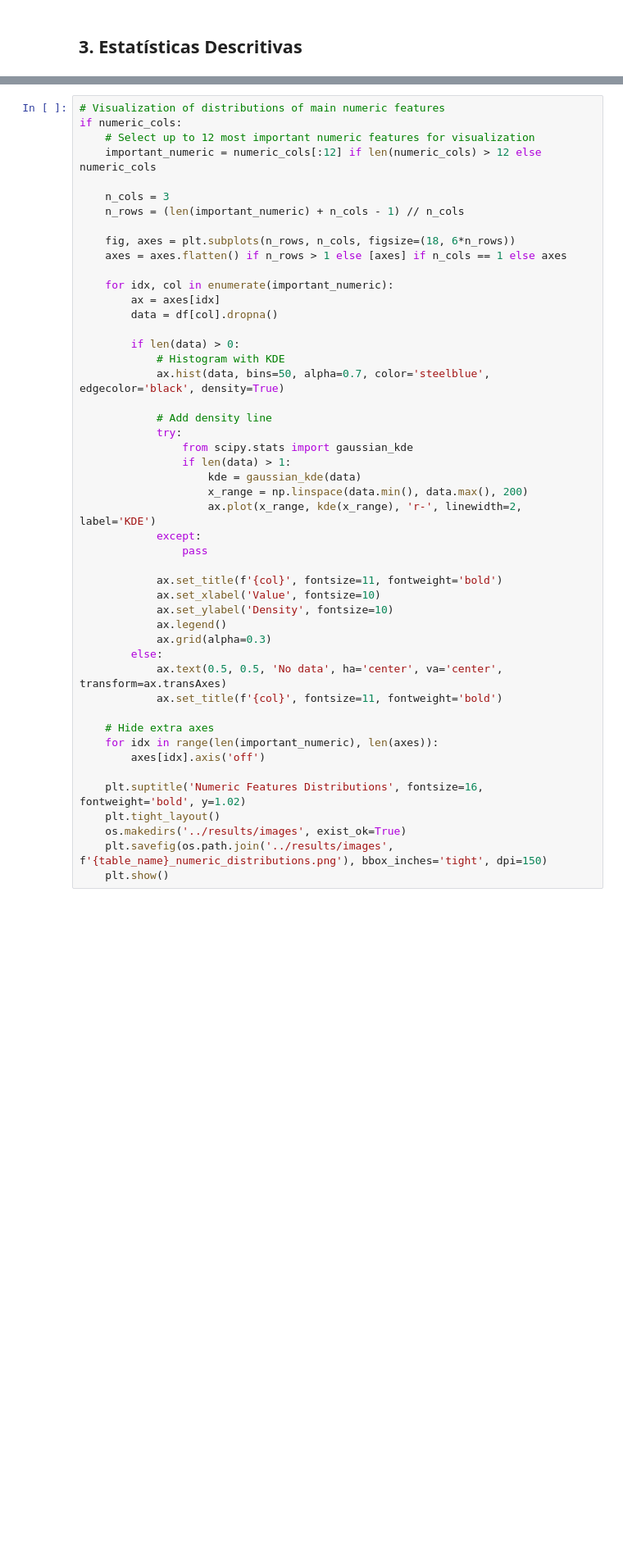
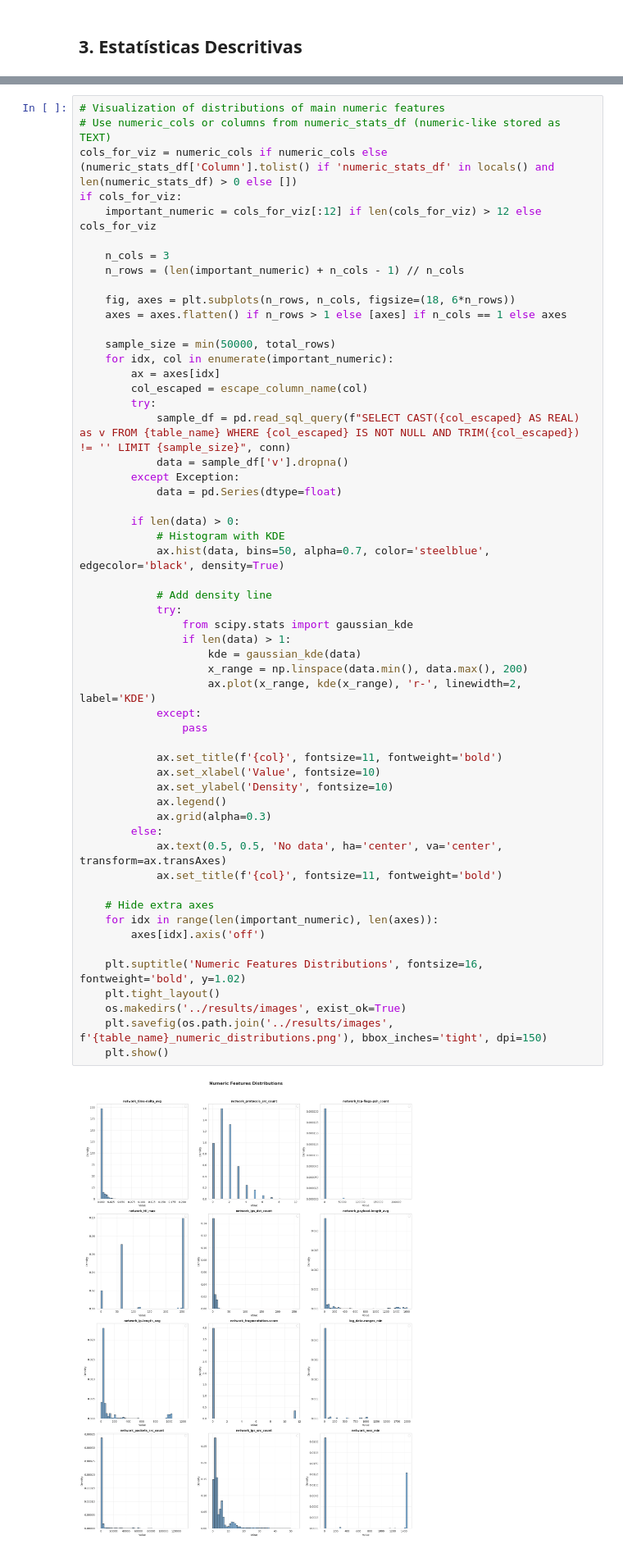
Before and after one commit to luiz-linkezio/A-Hierarchical-Solution-based-on-MEC-and-IoT-for-Cyberattack-Detection-in-6G-Networks, a Jupyter notebook: notebooks/dataset_analysis.ipynb, the cells around one changed output, grey strips where cells are left out. Shown at 82% size. Saved outputs shown, nothing was run; the diff lists cells and outputs as text; blank space fills up the shorter version.

```diff
--- a/notebooks/dataset_analysis.ipynb
+++ b/notebooks/dataset_analysis.ipynb
@@ -497,8 +497,9 @@ Total Length of Fwd Packet 55619998          50570                    0.0
 # %%
 # Visualization of distributions of main numeric features
-if numeric_cols:
-    # Select up to 12 most important numeric features for visualization
-    important_numeric = numeric_cols[:12] if len(numeric_cols) > 12 else numeric_cols
+# Use numeric_cols or columns from numeric_stats_df (numeric-like stored as TEXT)
+cols_for_viz = numeric_cols if numeric_cols else (numeric_stats_df['Column'].tolist() if 'numeric_stats_df' in locals() and len(numeric_stats_df) > 0 else [])
+if cols_for_viz:
+    important_numeric = cols_for_viz[:12] if len(cols_for_viz) > 12 else cols_for_viz
 
     n_cols = 3
     n_rows = (len(important_numeric) + n_cols - 1) // n_cols
@@ -506,41 +507,49 @@ if numeric_cols:
     fig, axes = plt.subplots(n_rows, n_cols, figsize=(18, 6*n_rows))
     axes = axes.flatten() if n_rows > 1 else [axes] if n_cols == 1 else axes
 
+    sample_size = min(50000, total_rows)
     for idx, col in enumerate(important_numeric):
         ax = axes[idx]
-        data = df[col].dropna()
+        col_escaped = escape_column_name(col)
+        try:
+            sample_df = pd.read_sql_query(f"SELECT CAST({col_escaped} AS REAL) as v FROM {table_name} WHERE {col_escaped} IS NOT NULL AND TRIM({col_escaped}) != '' LIMIT {sample_size}", conn)
+            data = sample_df['v'].dropna()
+        except Exception:
+            data = pd.Series(dtype=float)
 
         if len(data) > 0:
             # Histogram with KDE
             ax.hist(data, bins=50, alpha=0.7, color='steelblue', edgecolor='black', density=True)
 
             # Add density line
             try:
                 from scipy.stats import gaussian_kde
                 if len(data) > 1:
                     kde = gaussian_kde(data)
                     x_range = np.linspace(data.min(), data.max(), 200)
                     ax.plot(x_range, kde(x_range), 'r-', linewidth=2, label='KDE')
             except:
                 pass
 
             ax.set_title(f'{col}', fontsize=11, fontweight='bold')
             ax.set_xlabel('Value', fontsize=10)
             ax.set_ylabel('Density', fontsize=10)
             ax.legend()
             ax.grid(alpha=0.3)
         else:
             ax.text(0.5, 0.5, 'No data', ha='center', va='center', transform=ax.transAxes)
             ax.set_title(f'{col}', fontsize=11, fontweight='bold')
 
     # Hide extra axes
     for idx in range(len(important_numeric), len(axes)):
         axes[idx].axis('off')
 
     plt.suptitle('Numeric Features Distributions', fontsize=16, fontweight='bold', y=1.02)
     plt.tight_layout()
     os.makedirs('../results/images', exist_ok=True)
     plt.savefig(os.path.join('../results/images', f'{table_name}_numeric_distributions.png'), bbox_inches='tight', dpi=150)
     plt.show()
+# %% [output]
+[figure, added]
 # %%
 # Boxplots to detect outliers
```
Also changed, not shown: parts of 21 cells of this notebook, 9 other files.
